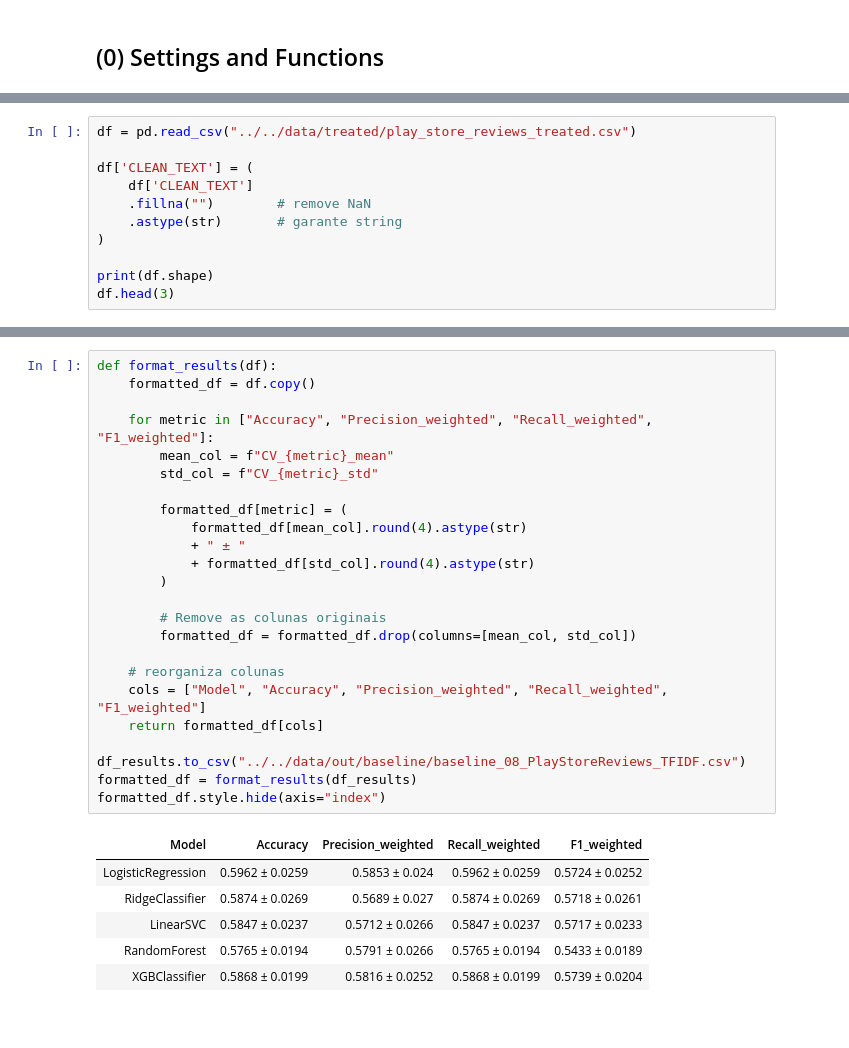
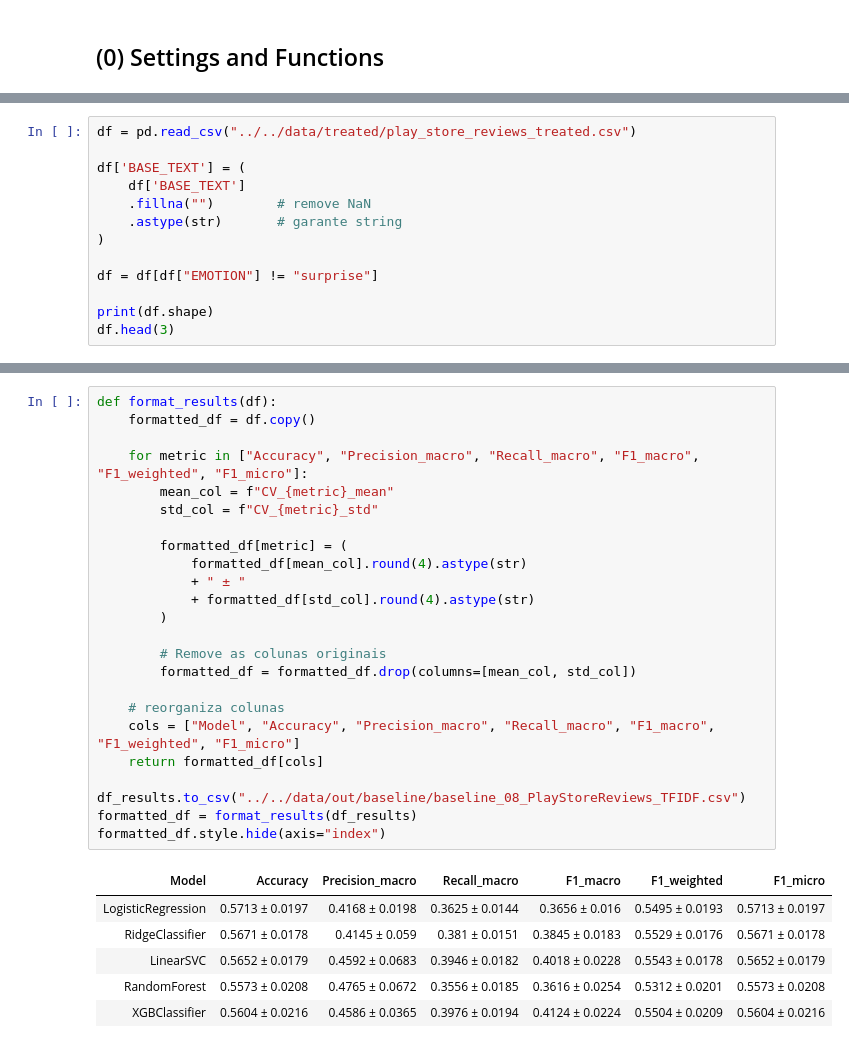
Before and after one commit to LuanBarbs/tcc-emotion-detection-nlp, a Jupyter notebook: src/baseline/baseline_08_PlayStoreReviews_TFIDF.ipynb, the cells around one changed output, grey strips where cells are left out. Drawn from its saved outputs; the diff is of its cells as text.

```diff
--- a/src/baseline/baseline_08_PlayStoreReviews_TFIDF.ipynb
+++ b/src/baseline/baseline_08_PlayStoreReviews_TFIDF.ipynb
@@ -24,12 +29,14 @@ from sklearn.base import clone
 # %%
 df = pd.read_csv("../../data/treated/play_store_reviews_treated.csv")
 
-df['CLEAN_TEXT'] = (
-    df['CLEAN_TEXT']
+df['BASE_TEXT'] = (
+    df['BASE_TEXT']
     .fillna("")        # remove NaN
     .astype(str)       # garante string
 )
 
+df = df[df["EMOTION"] != "surprise"]
+
 print(df.shape)
 df.head(3)
 # %% [output]
@@ -222,34 +243,34 @@ Best model: XGBClassifier
 # %%
 def format_results(df):
     formatted_df = df.copy()
 
-    for metric in ["Accuracy", "Precision_weighted", "Recall_weighted", "F1_weighted"]:
+    for metric in ["Accuracy", "Precision_macro", "Recall_macro", "F1_macro", "F1_weighted", "F1_micro"]:
         mean_col = f"CV_{metric}_mean"
         std_col = f"CV_{metric}_std"
 
         formatted_df[metric] = (
             formatted_df[mean_col].round(4).astype(str)
             + " ± "
             + formatted_df[std_col].round(4).astype(str)
         )
 
         # Remove as colunas originais
         formatted_df = formatted_df.drop(columns=[mean_col, std_col])
 
     # reorganiza colunas
-    cols = ["Model", "Accuracy", "Precision_weighted", "Recall_weighted", "F1_weighted"]
+    cols = ["Model", "Accuracy", "Precision_macro", "Recall_macro", "F1_macro", "F1_weighted", "F1_micro"]
     return formatted_df[cols]
 
 df_results.to_csv("../../data/out/baseline/baseline_08_PlayStoreReviews_TFIDF.csv")
 formatted_df = format_results(df_results)
 formatted_df.style.hide(axis="index")
 # %% [output]
-| Model | Accuracy | Precision_weighted | Recall_weighted | F1_weighted |
-| LogisticRegression | 0.5962 ± 0.0259 | 0.5853 ± 0.024 | 0.5962 ± 0.0259 | 0.5724 ± 0.0252 |
-| RidgeClassifier | 0.5874 ± 0.0269 | 0.5689 ± 0.027 | 0.5874 ± 0.0269 | 0.5718 ± 0.0261 |
-| LinearSVC | 0.5847 ± 0.0237 | 0.5712 ± 0.0266 | 0.5847 ± 0.0237 | 0.5717 ± 0.0233 |
-| RandomForest | 0.5765 ± 0.0194 | 0.5791 ± 0.0266 | 0.5765 ± 0.0194 | 0.5433 ± 0.0189 |
-| XGBClassifier | 0.5868 ± 0.0199 | 0.5816 ± 0.0252 | 0.5868 ± 0.0199 | 0.5739 ± 0.0204 |
+| Model | Accuracy | Precision_macro | Recall_macro | F1_macro | F1_weighted | F1_micro |
+| LogisticRegression | 0.5713 ± 0.0197 | 0.4168 ± 0.0198 | 0.3625 ± 0.0144 | 0.3656 ± 0.016 | 0.5495 ± 0.0193 | 0.5713 ± 0.0197 |
+| RidgeClassifier | 0.5671 ± 0.0178 | 0.4145 ± 0.059 | 0.381 ± 0.0151 | 0.3845 ± 0.0183 | 0.5529 ± 0.0176 | 0.5671 ± 0.0178 |
+| LinearSVC | 0.5652 ± 0.0179 | 0.4592 ± 0.0683 | 0.3946 ± 0.0182 | 0.4018 ± 0.0228 | 0.5543 ± 0.0178 | 0.5652 ± 0.0179 |
+| RandomForest | 0.5573 ± 0.0208 | 0.4765 ± 0.0672 | 0.3556 ± 0.0185 | 0.3616 ± 0.0254 | 0.5312 ± 0.0201 | 0.5573 ± 0.0208 |
+| XGBClassifier | 0.5604 ± 0.0216 | 0.4586 ± 0.0365 | 0.3976 ± 0.0194 | 0.4124 ± 0.0224 | 0.5504 ± 0.0209 | 0.5604 ± 0.0216 |
 # %%
 pipe_rf = Pipeline([
     ("tfidf", TfidfVectorizer()),
```
Also changed, not shown: parts of 15 cells of this notebook, 17 other files.
